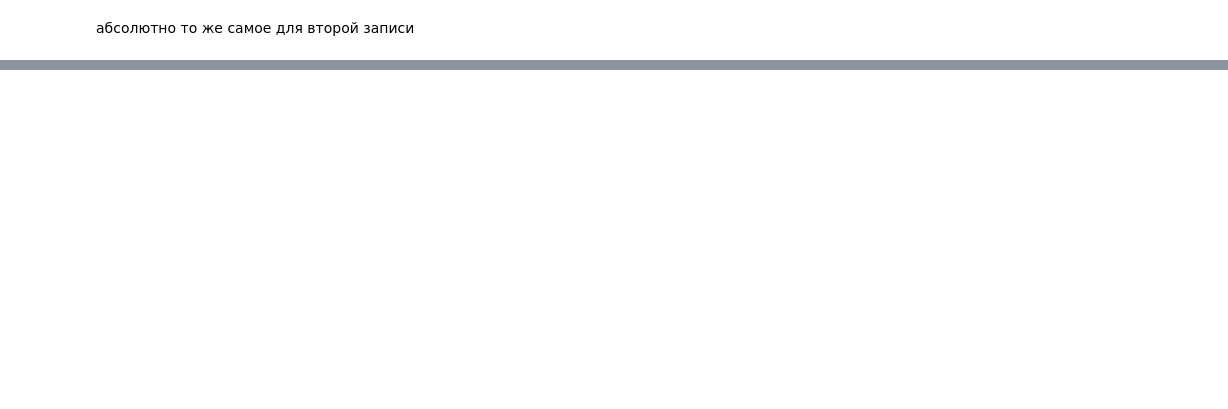
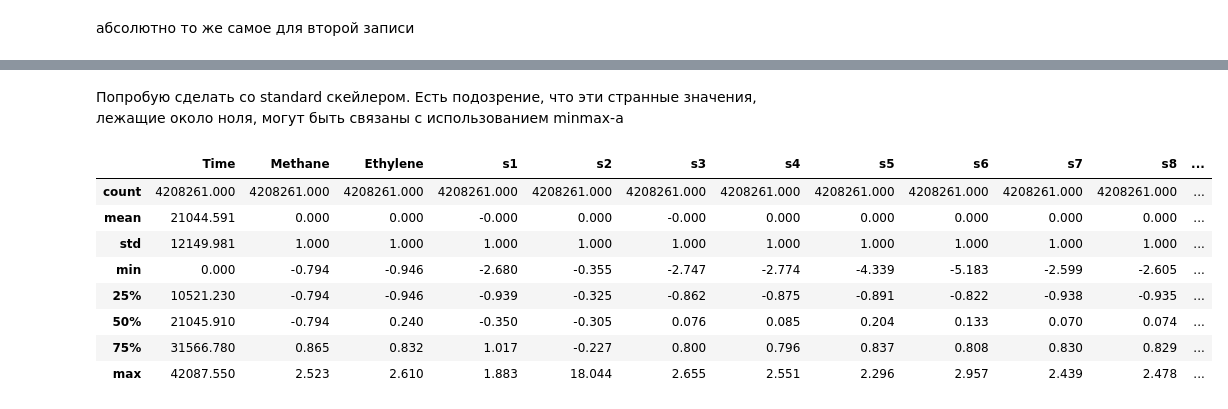
Before and after one commit to GaleevArslanDev/DySiG, a Jupyter notebook: eda.ipynb, the cells around one changed output, grey strips where cells are left out. Saved outputs shown, nothing was run; the diff lists cells and outputs as text; code cells hidden in the pictures; blank space fills up the shorter version.

Commit message:
Try standard scaler

```diff
--- a/eda.ipynb
+++ b/eda.ipynb
@@ -273,0 +276,2 @@ plt.show()
+# %% [markdown]
+Попробую сделать со standard скейлером. Есть подозрение, что эти странные значения, лежащие около ноля, могут быть связаны с использованием minmax-а
@@ -273,0 +286,12 @@ plt.show()
+# %%
+ethylene_co.describe().round(3)
+# %% [output]
+|  | Time | Methane | Ethylene | s1 | s2 | s3 | s4 | s5 | s6 | s7 | s8 | ... |
+| count | 4208261.000 | 4208261.000 | 4208261.000 | 4208261.000 | 4208261.000 | 4208261.000 | 4208261.000 | 4208261.000 | 4208261.000 | 4208261.000 | 4208261.000 | ... |
+| mean | 21044.591 | 0.000 | 0.000 | -0.000 | 0.000 | -0.000 | 0.000 | 0.000 | 0.000 | 0.000 | 0.000 | ... |
+| std | 12149.981 | 1.000 | 1.000 | 1.000 | 1.000 | 1.000 | 1.000 | 1.000 | 1.000 | 1.000 | 1.000 | ... |
+| min | 0.000 | -0.794 | -0.946 | -2.680 | -0.355 | -2.747 | -2.774 | -4.339 | -5.183 | -2.599 | -2.605 | ... |
+| 25% | 10521.230 | -0.794 | -0.946 | -0.939 | -0.325 | -0.862 | -0.875 | -0.891 | -0.822 | -0.938 | -0.935 | ... |
+| 50% | 21045.910 | -0.794 | 0.240 | -0.350 | -0.305 | 0.076 | 0.085 | 0.204 | 0.133 | 0.070 | 0.074 | ... |
+| 75% | 31566.780 | 0.865 | 0.832 | 1.017 | -0.227 | 0.800 | 0.796 | 0.837 | 0.808 | 0.830 | 0.829 | ... |
+| max | 42087.550 | 2.523 | 2.610 | 1.883 | 18.044 | 2.655 | 2.551 | 2.296 | 2.957 | 2.439 | 2.478 | ... |
```
Also changed, not shown: parts of 8 cells of this notebook, 8 other files.
